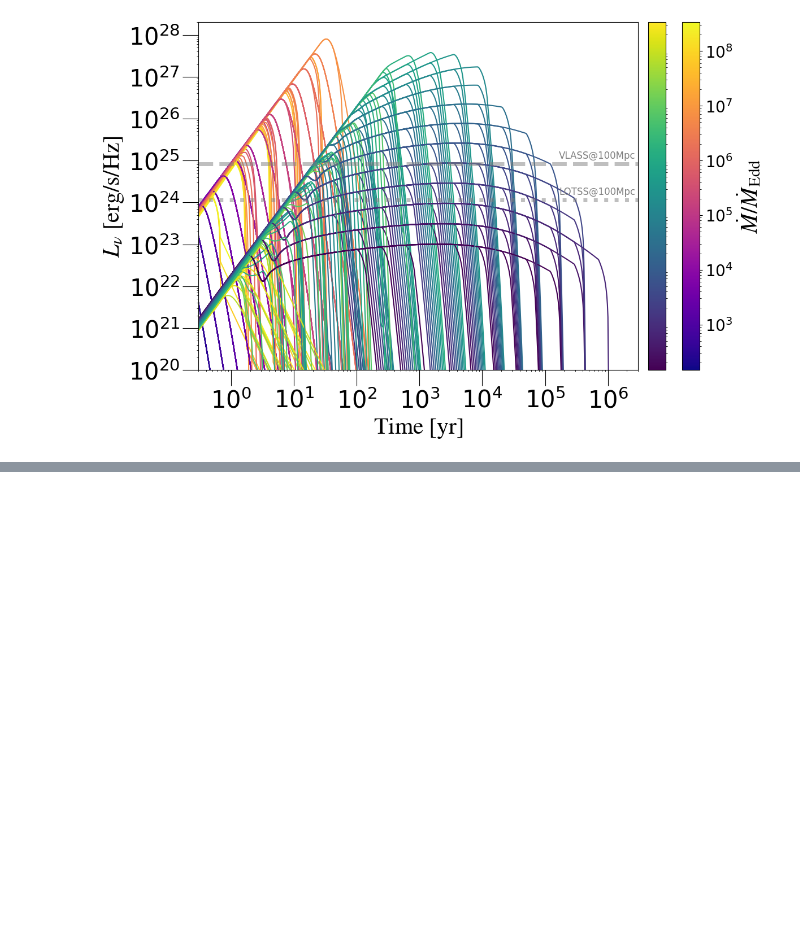
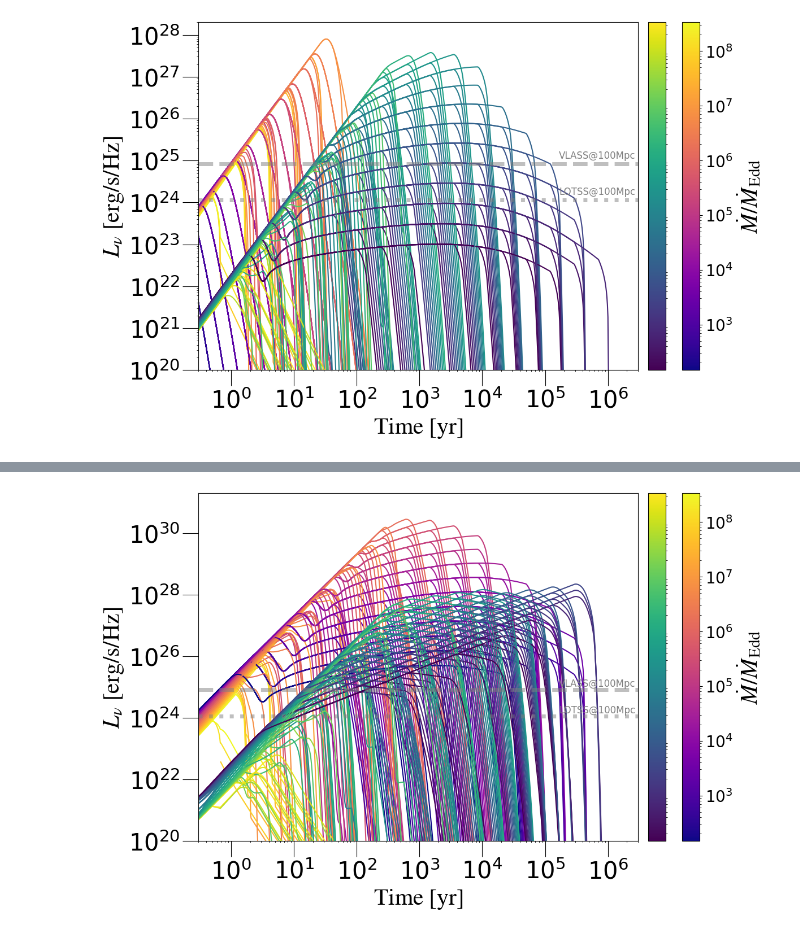
Before and after one commit to KohkiUno/hypernebula_analysis, a Jupyter notebook: lc.ipynb, the cells around one changed output, grey strips where cells are left out. Cells and saved outputs as stored; diff of their text form; code cells hidden in the pictures; blank space fills up the shorter version.

```diff
--- a/lc.ipynb
+++ b/lc.ipynb
@@ -377,0 +424,59 @@ plt.show()
+# %%
+fig, ax = plt.subplots(figsize = (13,8))
+
+color_values = lc_table_025_01['Mdot']
+cmap1 = plt.get_cmap('plasma')
+cmap2 = plt.get_cmap('viridis')
+norm = LogNorm(vmin=min(color_values), vmax=max(color_values))
+
+lines1 = []
+for i in range(len(lc_table_025_01)):
+    line, =ax.plot(t[t <= 100*lc_table_025_01[i]['t_active']], smooth(lc_table_025_01[i]['vlass'])/nu_vlass,
+                    color=cmap1(norm(color_values[i])))
+    lines1.append(line)
+
+lines2 = []
+for i in range(len(lc_table_025_01)):
+    line, =ax.plot(t[t <= 100*lc_table_025_01[i]['t_active']], smooth(lc_table_025_01[i]['lotss'])/nu_lotss,
+                    color=cmap2(norm(color_values[i])))
+    lines2.append(line)
+
+sm1 = plt.cm.ScalarMappable(cmap=cmap1, norm=norm)
+sm1.set_array([])
+cbar1 = plt.colorbar(sm1, ax=ax, pad=-0.08)
+cbar1.ax.tick_params(labelsize=20)
+cbar1.set_label(label=r'$\dot{M}/\dot{M}_{\mathrm{Edd}}$', fontsize=30)
+
+sm2 = plt.cm.ScalarMappable(cmap=cmap2, norm=norm)
+sm2.set_array([])
+cbar2 = plt.colorbar(sm2, ax=ax, pad=0.02)
+cbar2.set_ticks([])
+
+Lnu_100Mpc_vlass = 4*np.pi*(100*Mpc)**2*fnu_vlass
+Lnu_100Mpc_lotss = 4*np.pi*(100*Mpc)**2*fnu_lotss
+
+plt.axhline(Lnu_100Mpc_vlass, color='gray', ls='dashed', lw=5, alpha=0.5)
+ax.text(ax.get_xlim()[1]*0.05, Lnu_100Mpc_vlass+0.5e25, 'VLASS@100Mpc', va='center', ha='left', fontsize=12, color='gray')
+
+
+plt.axhline(Lnu_100Mpc_lotss, color='gray', ls='dotted', lw=5, alpha=0.5)
+ax.text(ax.get_xlim()[1]*0.05, Lnu_100Mpc_lotss+0.7e24, 'LOTSS@100Mpc', va='center', ha='left', fontsize=12, color='gray')
+
+
+ax.tick_params(axis='both', which='major', labelsize=20, size=20)
+plt.xticks(fontsize=30)
+plt.yticks(fontsize=30)
+plt.locator_params(axis='y', nbins=6)
+
+plt.xscale('log')
+plt.yscale('log')
+
+plt.xlim([3e-1, 3e6])
+plt.ylim([1.0e20, 2e31])
+
+plt.xlabel(r'$\mathrm{Time \ [yr]}$', fontsize = 30)
+plt.ylabel(r'$L_{\nu} \ \mathrm{[erg/s/Hz]}$', fontsize = 30)
+plt.savefig('./figures/Lnu_025_01_comp.pdf', bbox_inches='tight', pad_inches=0.1)
+plt.show()
+# %% [output]
+[figure, added]
```
Also changed, not shown: parts of 4 cells of this notebook.
